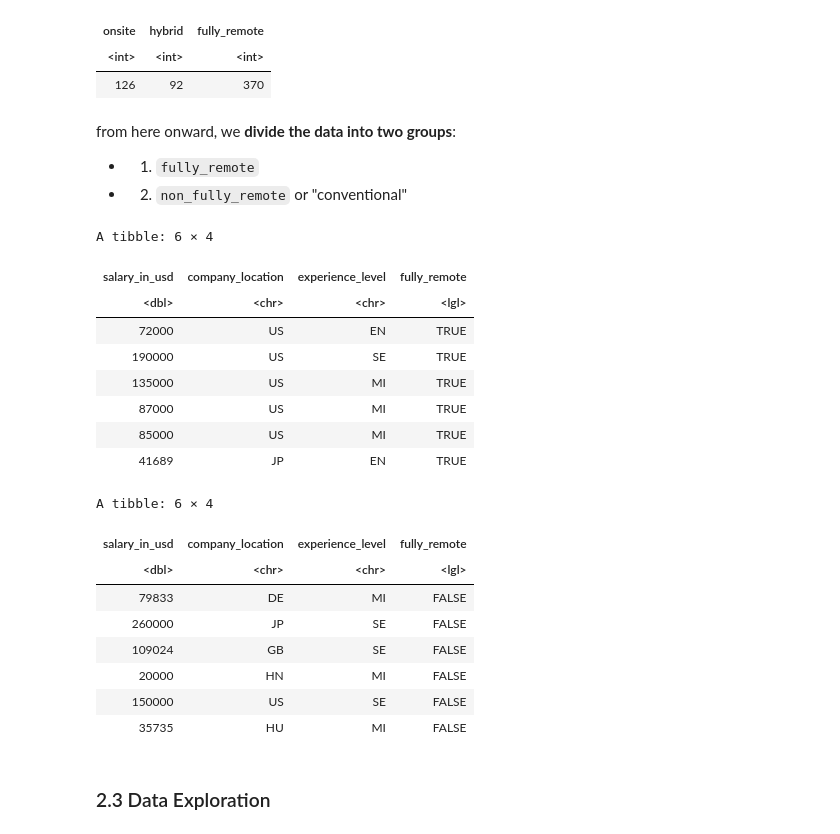
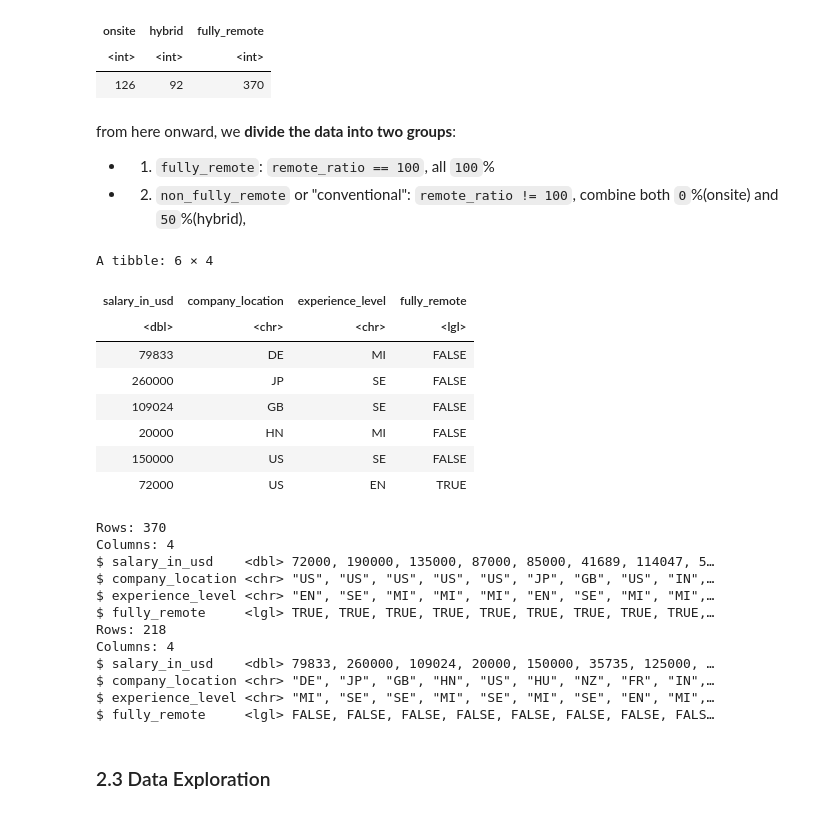
Before and after one commit to ludioludius/STAT201-Project, a Jupyter notebook: Final_Report_Draft.ipynb, the cells around one changed output. Saved outputs shown, nothing was run; the diff lists cells and outputs as text; code cells hidden in the pictures.

```diff
--- a/Final_Report_Draft.ipynb
+++ b/Final_Report_Draft.ipynb
@@ -119,41 +114,45 @@ A tibble: 1 × 3
 | 126 | 92 | 370 |
 # %% [markdown]
 from here onward, we **divide the data into two groups**:
-- 1. `fully_remote`
-- 2. `non_fully_remote` or "conventional"
+- 1. `fully_remote`:   `remote_ratio == 100`, all `100`%
+- 2. `non_fully_remote` or "conventional":    `remote_ratio != 100`, combine both `0`%(onsite) and `50`%(hybrid),
 # %%
 remote_binary <- df %>%
     mutate(fully_remote = (remote_ratio == 100)) %>%
     select(-remote_ratio)
+head(remote_binary)
 
-# 1. fully_remote: remote_ratio == 100, all 100%(fully-remote)
+# 1. fully_remote:
 fully_remote <- remote_binary %>%
     filter(fully_remote == TRUE)
-head(fully_remote)
+glimpse(fully_remote)
 
-# 2. non_fully_remote:  remote_ratio != 100, combine both 0%(onsite) and 50%(hybrid),
+# 2. non_fully_remote:
 non_fully_remote <- remote_binary %>%
     filter(fully_remote == FALSE)
-head(non_fully_remote)
+glimpse(non_fully_remote)
 # %% [output]
 A tibble: 6 × 4
 | salary_in_usd | company_location | experience_level | fully_remote |
 | <dbl> | <chr> | <chr> | <lgl> |
+| 79833 | DE | MI | FALSE |
+| 260000 | JP | SE | FALSE |
+| 109024 | GB | SE | FALSE |
+| 20000 | HN | MI | FALSE |
+| 150000 | US | SE | FALSE |
 | 72000 | US | EN | TRUE |
-| 190000 | US | SE | TRUE |
-| 135000 | US | MI | TRUE |
-| 87000 | US | MI | TRUE |
-| 85000 | US | MI | TRUE |
-| 41689 | JP | EN | TRUE |
-A tibble: 6 × 4
+Rows: 370
+Columns: 4
+$ salary_in_usd    <dbl> 72000, 190000, 135000, 87000, 85000, 41689, 114047, 5…
+$ company_location <chr> "US", "US", "US", "US", "US", "JP", "GB", "US", "IN",…
+$ experience_level <chr> "EN", "SE", "MI", "MI", "MI", "EN", "SE", "MI", "MI",…
+$ fully_remote     <lgl> TRUE, TRUE, TRUE, TRUE, TRUE, TRUE, TRUE, TRUE, TRUE,…
+Rows: 218
+Columns: 4
+$ salary_in_usd    <dbl> 79833, 260000, 109024, 20000, 150000, 35735, 125000, …
+$ company_location <chr> "DE", "JP", "GB", "HN", "US", "HU", "NZ", "FR", "IN",…
+$ experience_level <chr> "MI", "SE", "SE", "MI", "SE", "MI", "SE", "EN", "MI",…
+$ fully_remote     <lgl> FALSE, FALSE, FALSE, FALSE, FALSE, FALSE, FALSE, FALS…
-| salary_in_usd | company_location | experience_level | fully_remote |
-| <dbl> | <chr> | <chr> | <lgl> |
-| 79833 | DE | MI | FALSE |
-| 260000 | JP | SE | FALSE |
-| 109024 | GB | SE | FALSE |
-| 20000 | HN | MI | FALSE |
-| 150000 | US | SE | FALSE |
-| 35735 | HU | MI | FALSE |
 # %% [markdown]
 ### 2.3 Data Exploration
 # %% [markdown]
```
Also changed, not shown: parts of 40 cells of this notebook.
